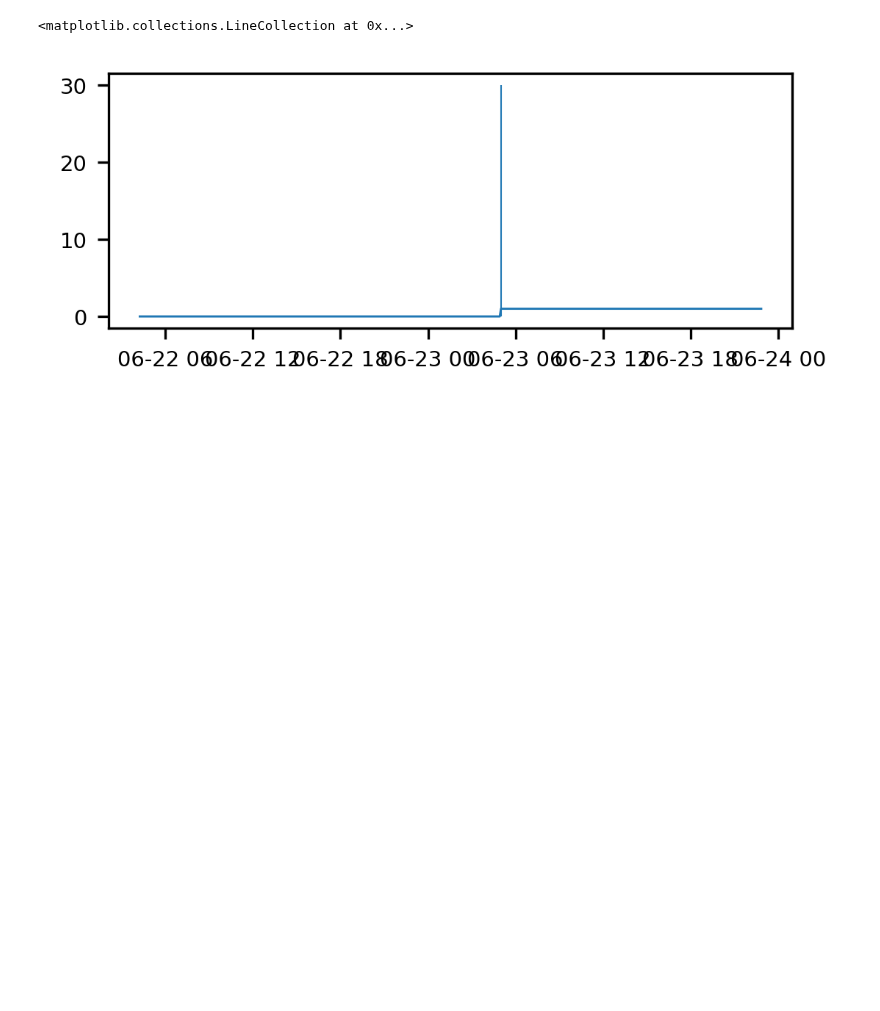
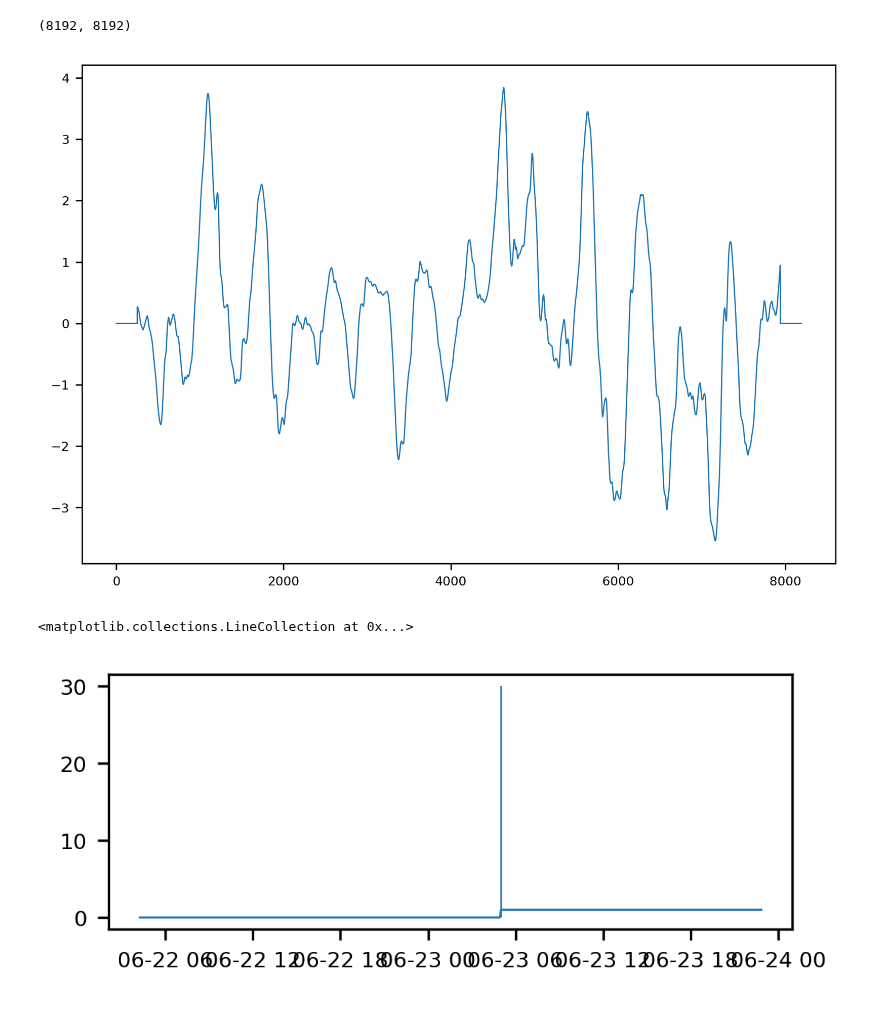
Before and after one commit to petarkabashki/pk-crypto-tools, a Jupyter notebook: i-bbands-convol.ipynb, the cells around one changed output. Drawn from its saved outputs; the diff is of its cells as text; code cells hidden in the pictures; blank space fills up the shorter version.

```diff
--- a/i-bbands-convol.ipynb
+++ b/i-bbands-convol.ipynb
@@ -538,3 +376,18 @@ wbsig = buy_sig[buy_sig]
+# %%
+
+conv = np.convolve(wdf.cumlret, kry, mode='same')
+
+len(wdf), len(conv)
+# %% [output]
+(8192, 8192)
+# %%
+conv = np.convolve(wdf.cumlret, kry, mode='same')
+ncut = floor(len(kry)/2)
+conv[:ncut] = 0
+conv[-ncut:] = 0
+ax = plt.plot(conv)
+# %% [output]
+[figure, added]
 # %%
 fig = plt.figure(figsize=(4,1.5),dpi=300)
 ax = fig.add_subplot(1, 1, 1)
```
Also changed, not shown: parts of 14 cells of this notebook, 4 other files.
